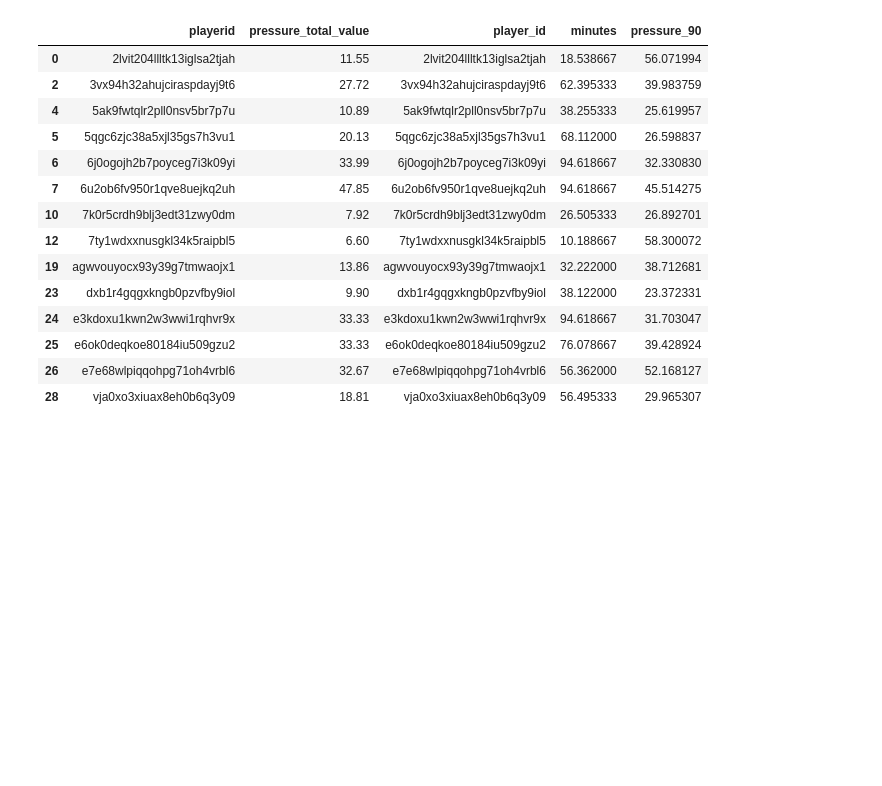
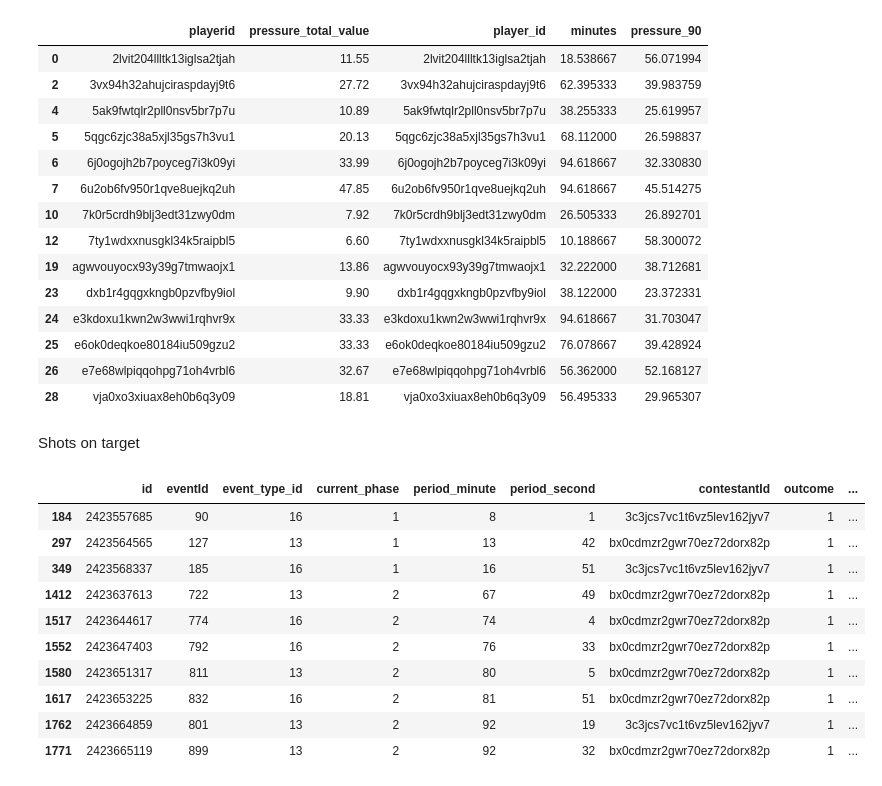
Before and after one commit to GabrielGausachs/OptaChallenge_Clustering_Player_Styles, a Jupyter notebook: utils/metrics.ipynb, the cells around one changed output. Saved outputs shown, nothing was run; the diff lists cells and outputs as text; code cells hidden in the pictures; blank space fills up the shorter version.

```diff
--- a/utils/metrics.ipynb
+++ b/utils/metrics.ipynb
@@ -816,3 +832,20 @@ display(df_pressure_off_players)
 | 28 | vja0xo3xiuax8eh0b6q3y09 | 18.81 | vja0xo3xiuax8eh0b6q3y09 | 56.495333 | 29.965307 |
 # %%
 df_pressure_off_players.to_csv('pressure_off_players.csv',index=False)
+# %% [markdown]
+Shots on target
+# %%
+df_events[df_events['event_description'].isin(['Goal','Miss'])]
+#qualifiers[qualifiers['event_id']==2423568337]
+# %% [output]
+|  | id | eventId | event_type_id | current_phase | period_minute | period_second | contestantId | outcome | ... |
+| 184 | 2423557685 | 90 | 16 | 1 | 8 | 1 | 3c3jcs7vc1t6vz5lev162jyv7 | 1 | ... |
+| 297 | 2423564565 | 127 | 13 | 1 | 13 | 42 | bx0cdmzr2gwr70ez72dorx82p | 1 | ... |
+| 349 | 2423568337 | 185 | 16 | 1 | 16 | 51 | 3c3jcs7vc1t6vz5lev162jyv7 | 1 | ... |
+| 1412 | 2423637613 | 722 | 13 | 2 | 67 | 49 | bx0cdmzr2gwr70ez72dorx82p | 1 | ... |
+| 1517 | 2423644617 | 774 | 16 | 2 | 74 | 4 | bx0cdmzr2gwr70ez72dorx82p | 1 | ... |
+| 1552 | 2423647403 | 792 | 16 | 2 | 76 | 33 | bx0cdmzr2gwr70ez72dorx82p | 1 | ... |
+| 1580 | 2423651317 | 811 | 13 | 2 | 80 | 5 | bx0cdmzr2gwr70ez72dorx82p | 1 | ... |
+| 1617 | 2423653225 | 832 | 16 | 2 | 81 | 51 | bx0cdmzr2gwr70ez72dorx82p | 1 | ... |
+| 1762 | 2423664859 | 801 | 13 | 2 | 92 | 19 | 3c3jcs7vc1t6vz5lev162jyv7 | 1 | ... |
+| 1771 | 2423665119 | 899 | 13 | 2 | 92 | 32 | bx0cdmzr2gwr70ez72dorx82p | 1 | ... |
```
Also changed, not shown: parts of 2 cells of this notebook, 1 other file.
